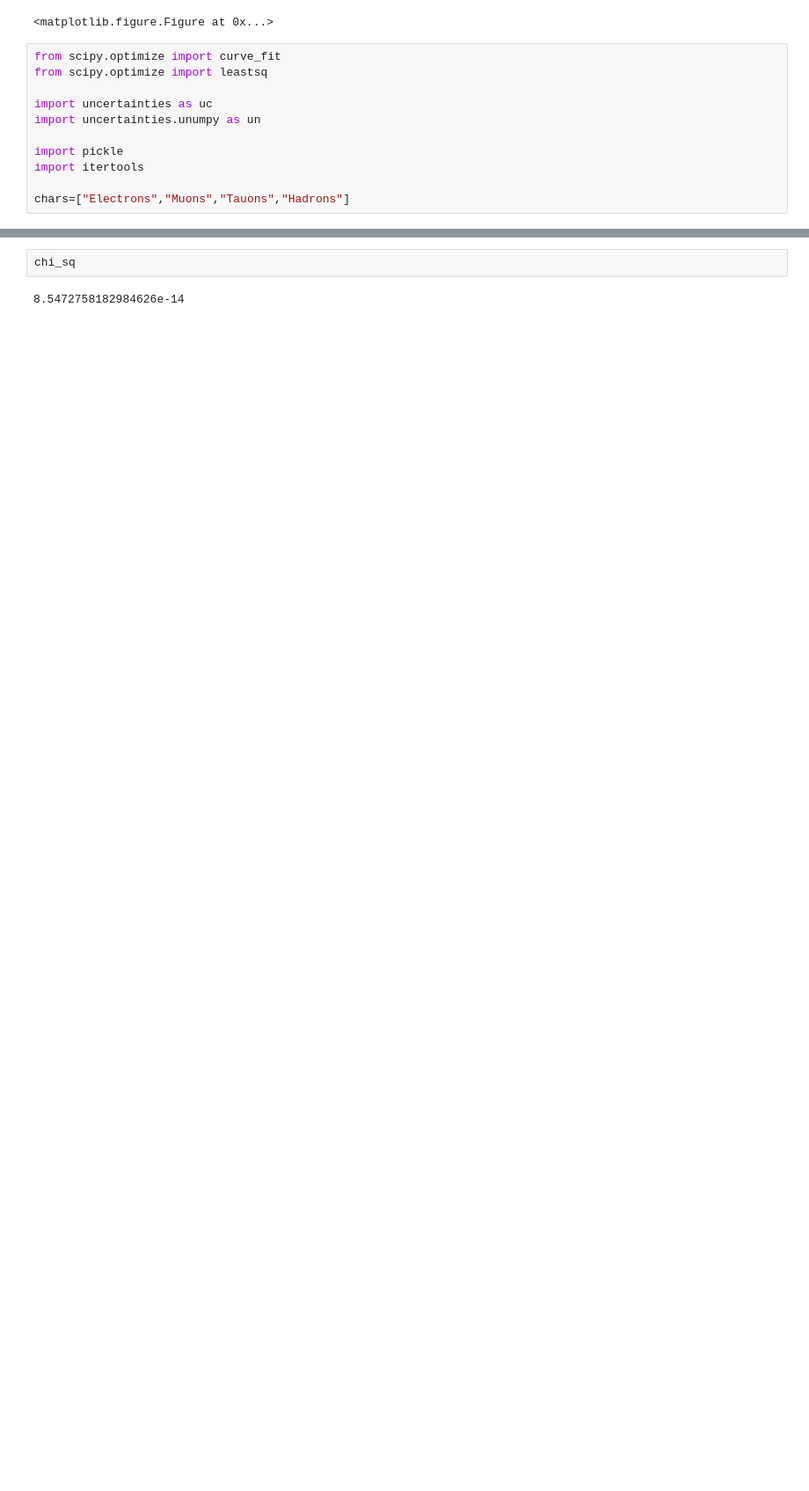
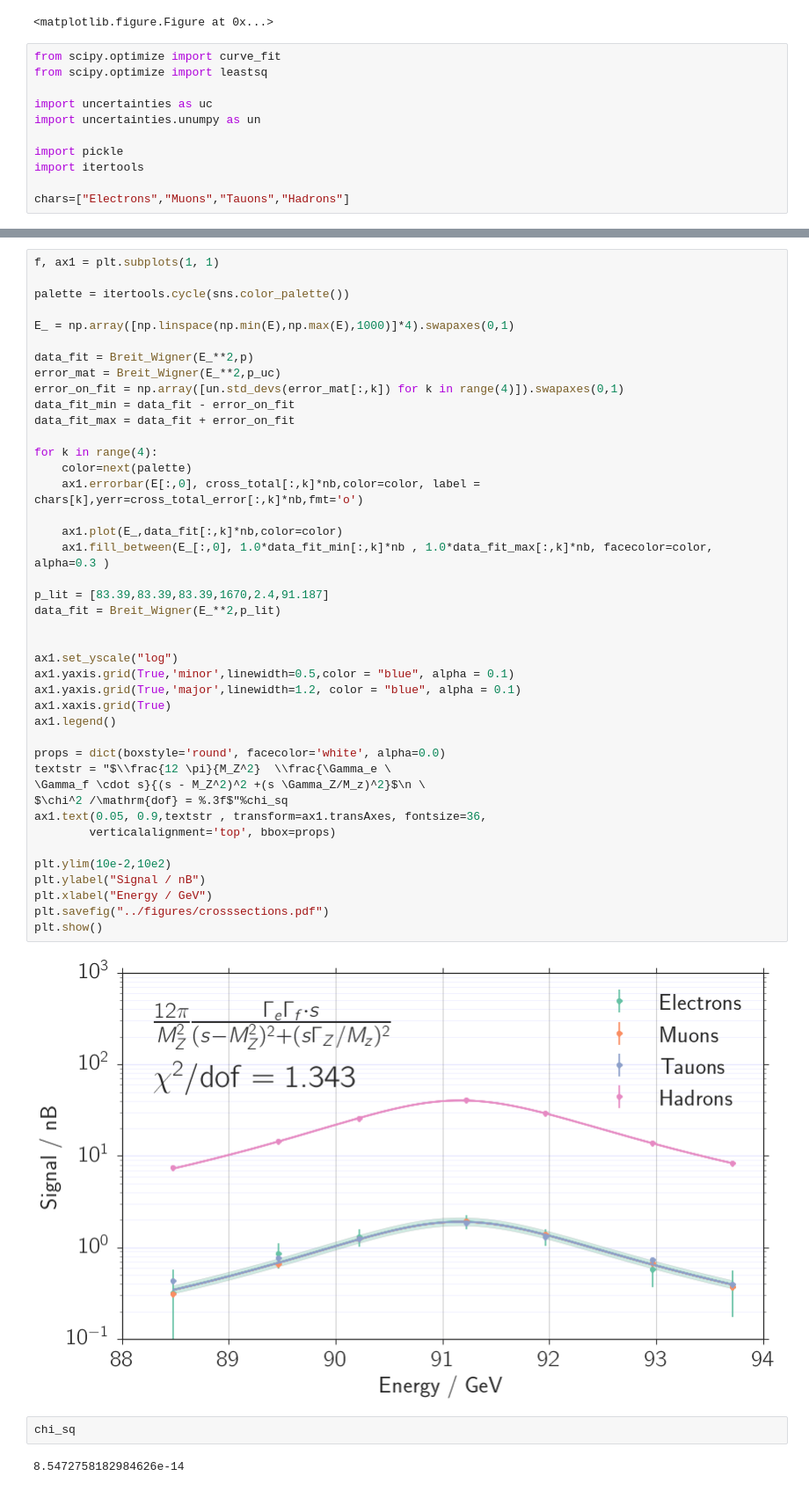
Before and after one commit to Bondzio/fp, a Jupyter notebook: Z0/analysis/Total_crosssection.ipynb, the cells around one changed output, grey strips where cells are left out. Shown at 88% size. Saved outputs shown, nothing was run; the diff lists cells and outputs as text; blank space fills up the shorter version.

Commit message:
~~~ Fortgeschrittenen Praktikum ~~~
added a lot of text and comments, captions.

Night; and once again,
the while I wait for you, cold wind
turns into rain.

Shiki, Masaoka. (1867-1902).

```diff
--- a/Z0/analysis/Total_crosssection.ipynb
+++ b/Z0/analysis/Total_crosssection.ipynb
@@ -131,3 +88,47 @@ chi2             1.343
+# %%
+f, ax1 = plt.subplots(1, 1)
+
+palette = itertools.cycle(sns.color_palette())
+
+E_ = np.array([np.linspace(np.min(E),np.max(E),1000)]*4).swapaxes(0,1)
+
+data_fit = Breit_Wigner(E_**2,p)
+error_mat = Breit_Wigner(E_**2,p_uc)
+error_on_fit = np.array([un.std_devs(error_mat[:,k]) for k in range(4)]).swapaxes(0,1)
+data_fit_min = data_fit - error_on_fit
+data_fit_max = data_fit + error_on_fit
+
+for k in range(4):
+    color=next(palette)
+    ax1.errorbar(E[:,0], cross_total[:,k]*nb,color=color, label = chars[k],yerr=cross_total_error[:,k]*nb,fmt='o')
+
+    ax1.plot(E_,data_fit[:,k]*nb,color=color)
+    ax1.fill_between(E_[:,0], 1.0*data_fit_min[:,k]*nb , 1.0*data_fit_max[:,k]*nb, facecolor=color, alpha=0.3 )
+
+p_lit = [83.39,83.39,83.39,1670,2.4,91.187]
+data_fit = Breit_Wigner(E_**2,p_lit)
+
+
+ax1.set_yscale("log")
+ax1.yaxis.grid(True,'minor',linewidth=0.5,color = "blue", alpha = 0.1)
+ax1.yaxis.grid(True,'major',linewidth=1.2, color = "blue", alpha = 0.1)
+ax1.xaxis.grid(True)
+ax1.legend()
+
+props = dict(boxstyle='round', facecolor='white', alpha=0.0)
+textstr = "$\\frac{12 \pi}{M_Z^2}  \\frac{\Gamma_e \
+\Gamma_f \cdot s}{(s - M_Z^2)^2 +(s \Gamma_Z/M_z)^2}$\n \
+$\chi^2 /\mathrm{dof} = %.3f$"%chi_sq
+ax1.text(0.05, 0.9,textstr , transform=ax1.transAxes, fontsize=36,
+        verticalalignment='top', bbox=props)
+
+plt.ylim(10e-2,10e2)
+plt.ylabel("Signal / nB")
+plt.xlabel("Energy / GeV")
+plt.savefig("../figures/crosssections.pdf")
+plt.show()
+# %% [output]
+[figure, added]
 # %%
 chi_sq
 # %% [output]
```
Also changed, not shown: parts of 7 cells of this notebook, 7 other files.
